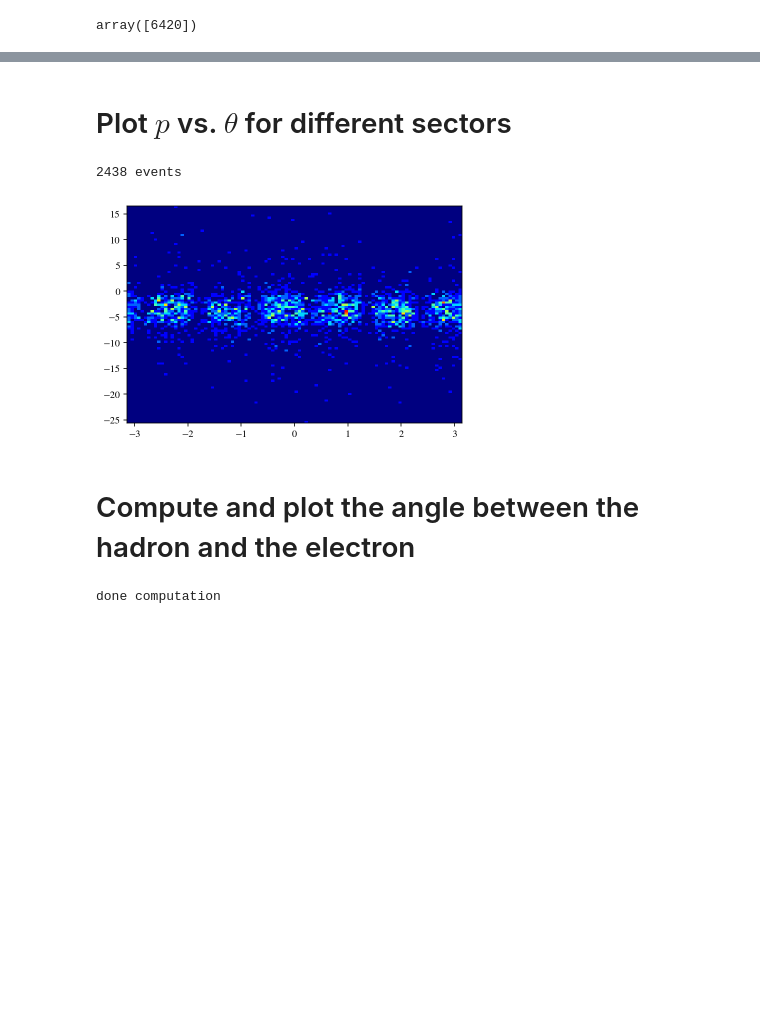
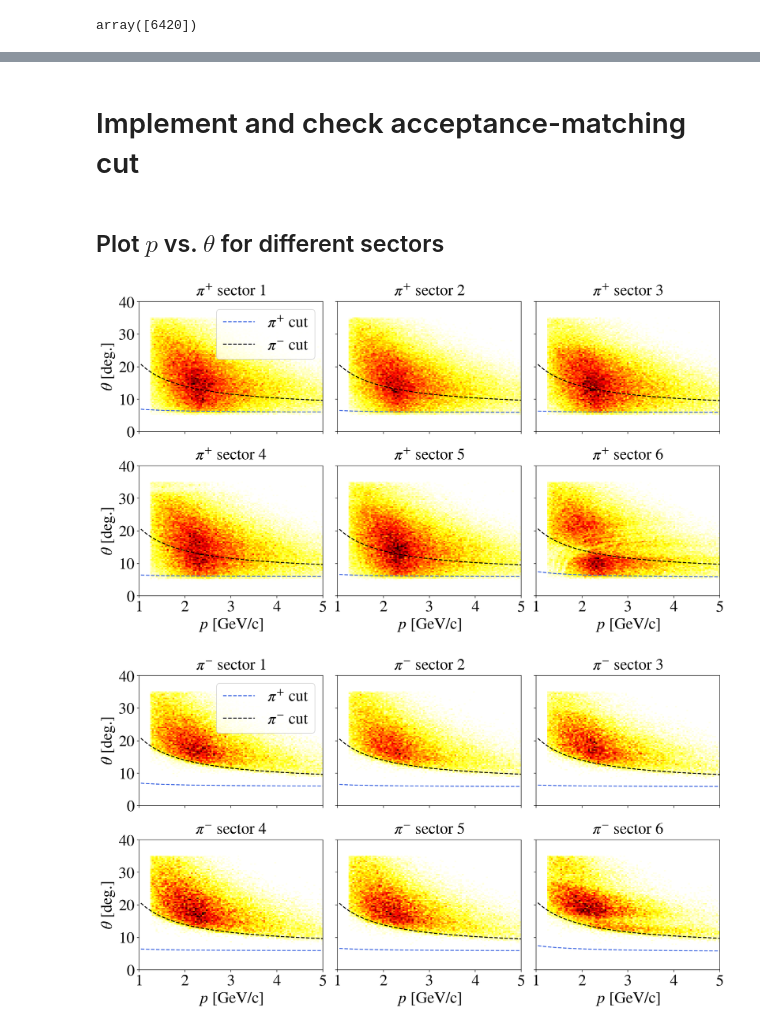
Before and after one commit to erezcoh4/SIDIS_at_BAND, a Jupyter notebook: PythonAnalysis/AcceptanceCorrections/acceptance_matching_cut.ipynb, the cells around one changed output, grey strips where cells are left out. Drawn from its saved outputs; the diff is of its cells as text; code cells hidden in the pictures; blank space fills up the shorter version.

```diff
--- a/PythonAnalysis/AcceptanceCorrections/acceptance_matching_cut.ipynb
+++ b/PythonAnalysis/AcceptanceCorrections/acceptance_matching_cut.ipynb
@@ -21,7 +21,7 @@ e_e_pi_n_data_path = main_data_path + 'merged_SIDIS_and_BAND_skimming/'
 # %%
 pi_charge_names  = ['piplus'   ,'piminus'  ]
 pi_labels        = ['\pi^{+}'  ,'\pi^{-}'  ]
-pi_colors        = ['royalblue','salmon'   ]
+pi_colors        = ['royalblue','black'   ]
 # %% [markdown]
 ## Auxiliary functions
 # %% [markdown]
@@ -63,44 +63,40 @@ loaded 187621 (e,e piminus ) events
 loaded file 0/1 files
 done.
+# %% [markdown]
+# Implement and check acceptance-matching cut
 # %% [markdown]
-# Plot $p$ vs. $\theta$ for different sectors
+## Plot $p$ vs. $\theta$ for different sectors
+# %%
+bins = (np.linspace(1,5,100),np.linspace(0,40,100))
+xticks = np.linspace(1,5,5)
+yticks = np.linspace(0,40,5)
 # %%
-pi_charge_name = 'piplus'
-df = e_e_pi[pi_charge_name]
-print(len(df),'events')
-for
-df_sector = df[df.pi_DC_
-plt.hist2d(df.pi_P,df.pi_Theta,cmap='jet',bins=100);
-# for key in df.keys():
-#     print(key)
+for pi_charge_name,pi_label,pi_color in zip(pi_charge_names,pi_labels,pi_colors):#{
+    df = e_e_pi[pi_charge_name]
+
+
+
+    fig = plt.figure(figsize=(14,8))
+    for sector in range(1,7):
+        ax = fig.add_subplot(2,3,sector)
+        df_sector = df[df.pi_DC_sector == sector]
+
+        plt.hist2d( df_sector.pi_P, df_sector.pi_Theta*r2d, cmap='hot_r',bins=bins, label='data');
+
+        p = bins[0][1:]
+        for pi_cut_charge_name,pi_cut_label,pi_cut_color in zip(pi_charge_names,pi_labels,pi_colors):
+            min_theta = pi_min_theta_cut( pi_cut_charge_name, sector, p )
+            plt.plot(p, min_theta, '--', label='$'+pi_cut_label+'$ cut', color=pi_cut_color)
+
+        set_axes(ax,'$p$ [GeV/c]' if sector>3 else '',
+                 '$\\theta$ [deg.]' if sector%3==1 else '',
+                 remove_ticks_x = False if sector>3 else True,
+                 remove_ticks_y = False if sector%3==1 else True,
+                 title='$'+pi_label+'$ sector %d'%sector,xticks=xticks, yticks=yticks,
+                 do_add_legend=True if sector==1 else False)
+    plt.tight_layout()
+
+#}
 # %% [output]
-2438 events
-[figure, old version]
+[figure, new version]
+[figure, added]
-# %% [markdown]
-# Compute and plot the angle between the hadron and the electron
-# %%
-Theta_e_pi = dict()
-for pi_charge_name in pi_charge_names:
-
-    P_e = np.array(e_e_pi[pi_charge_name].e_P)
-    Theta_e = np.array(e_e_pi[pi_charge_name].e_Theta)
-    Phi_e = np.array(e_e_pi[pi_charge_name].e_Phi)
-
-    Px_e = P_e * np.sin(Theta_e) * np.cos(Phi_e)
-    Py_e = P_e * np.sin(Theta_e) * np.sin(Phi_e)
-    Pz_e = P_e * np.cos(Theta_e)
-
-    P_pi = np.array(e_e_pi[pi_charge_name].pi_P)
-    Theta_pi = np.array(e_e_pi[pi_charge_name].pi_Theta)
-    Phi_pi = np.array(e_e_pi[pi_charge_name].pi_Phi)
-
-    Px_pi = P_pi * np.sin(Theta_pi) * np.cos(Phi_pi)
-    Py_pi = P_pi * np.sin(Theta_pi) * np.sin(Phi_pi)
-    Pz_pi = P_pi * np.cos(Theta_pi)
-
-    cos_Theta_e_pi = (Px_e*Px_pi + Py_e*Py_pi + Pz_e*Pz_pi)/(P_e*P_pi)
-    Theta_e_pi[pi_charge_name] = np.arccos(cos_Theta_e_pi)
-
-print('done computation')
-# %% [output]
-done computation
```
Also changed, not shown: parts of 9 cells of this notebook, 3 other files.
